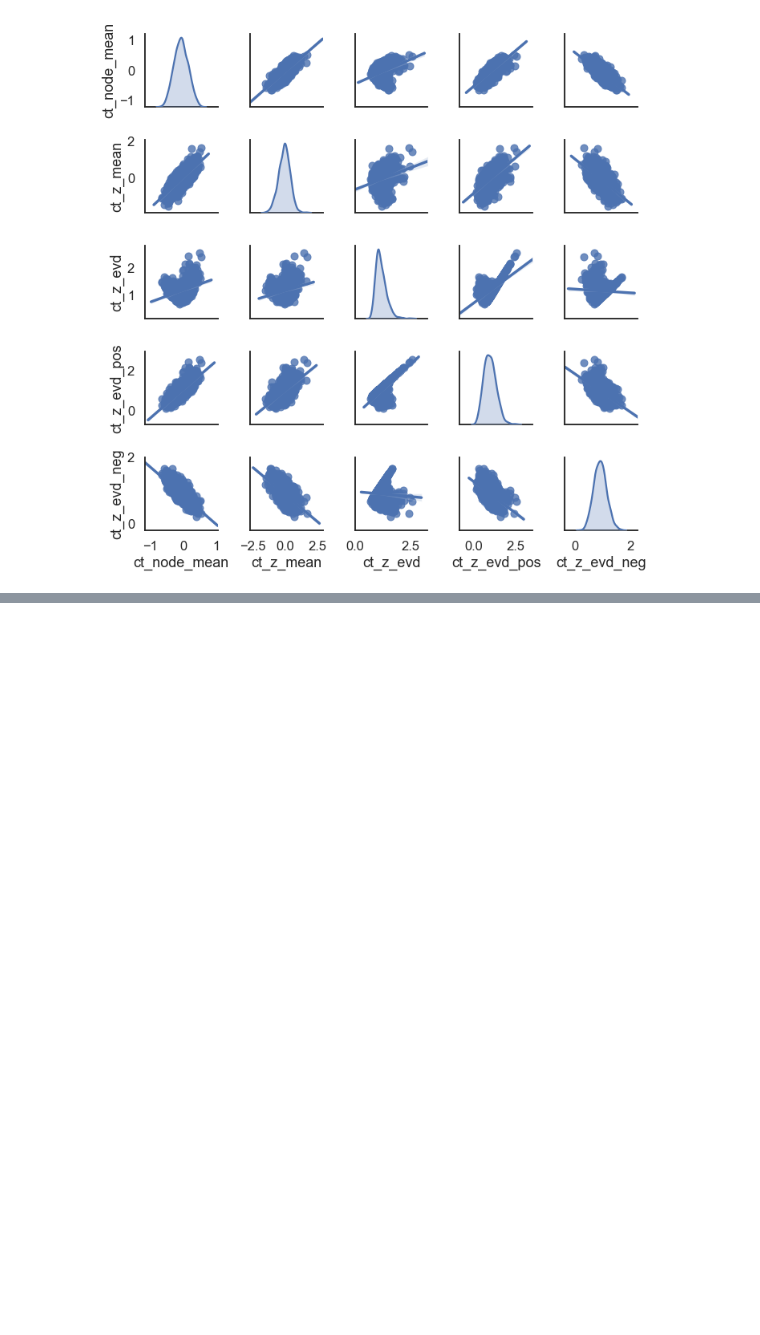
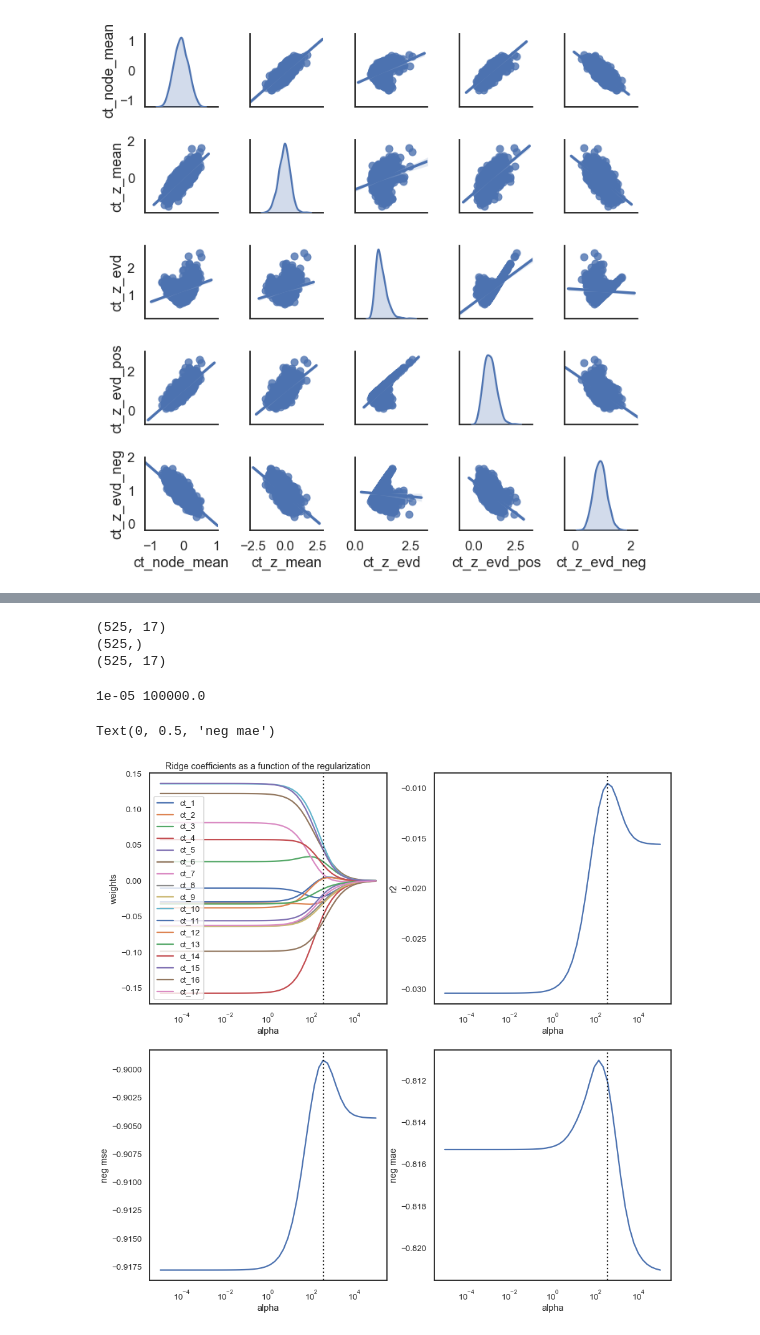
Before and after one commit to lindenmp/NormativeNeuroDev_Longitudinal, a Jupyter notebook: code/predict_pheno.ipynb, the cells around one changed output, grey strips where cells are left out. Drawn from its saved outputs; the diff is of its cells as text; code cells hidden in the pictures; blank space fills up the shorter version.

```diff
--- a/code/predict_pheno.ipynb
+++ b/code/predict_pheno.ipynb
@@ -289,0 +330,72 @@ g = sns.pairplot(df_node_summary, kind = 'reg', diag_kind = 'kde', height = 2)
+# %%
+nan_filt = y.isna().values
+X = X[~nan_filt]; print(X.shape)
+y = y[~nan_filt]; print(y.shape)
+
+sc = StandardScaler()
+X_std = sc.fit_transform(X); print(X_std.shape)
+# %% [output]
+(525, 17)
+(525,)
+(525, 17)
+# %%
+# How does the Ridge regression alpha param impact coefficients within training sample?
+n_alphas = 50
+alphas = np.logspace(-5, 5, n_alphas)
+# alphas = 10**np.linspace(10,-2,100)*0.5
+print(alphas[0],alphas[-1])
+coefs = []
+for a in alphas:
+    mdl = Ridge(alpha=a)
+    mdl.fit(X_std, y)
+    coefs.append(mdl.coef_)
+# %% [output]
+1e-05 100000.0
+# %%
+# inner_cv = KFold(n_splits=10, shuffle=True, random_state=0)
+# outer_cv = KFold(n_splits=10, shuffle=True, random_state=0)
+inner_cv = KFold(n_splits=5, shuffle=False)
+outer_cv = KFold(n_splits=5, shuffle=False)
+# %%
+# scoring = {'r2': 'r2', 'mse': make_scorer(mean_squared_error), 'mae': make_scorer(mean_absolute_error)}
+scoring = {'r2': 'r2', 'mse': 'neg_mean_squared_error', 'mae': 'neg_mean_absolute_error'}
+# %%
+alpha_candidates = dict(alpha = alphas)
+mdl = GridSearchCV(estimator=Ridge(), param_grid=alpha_candidates, cv=inner_cv, scoring = scoring, refit = 'r2')
+# %%
+# Fit the cross validated grid search on the data
+mdl.fit(X_std, y);
+# %%
+sns.set(style='white', context = 'talk', font_scale = 0.8)
+f, ax = plt.subplots(2,2)
+f.set_figwidth(15)
+f.set_figheight(15)
+
+ax[0,0].set_title('Ridge coefficients as a function of the regularization')
+ax[0,0].plot(alphas, coefs)
+ax[0,0].axvline(mdl.best_estimator_.alpha, linestyle = ':', color = 'k')
+ax[0,0].set_xscale('log')
+ax[0,0].set_xlabel('alpha')
+ax[0,0].set_ylabel('weights')
+ax[0,0].legend(list(X.columns))
+
+ax[0,1].plot(alphas, mdl.cv_results_['mean_test_r2'])
+ax[0,1].axvline(mdl.best_estimator_.alpha, linestyle = ':', color = 'k')
+ax[0,1].set_xscale('log')
+ax[0,1].set_xlabel('alpha')
+ax[0,1].set_ylabel('r2')
+
+ax[1,0].plot(alphas, mdl.cv_results_['mean_test_mse'])
+ax[1,0].axvline(mdl.best_estimator_.alpha, linestyle = ':', color = 'k')
+ax[1,0].set_xscale('log')
+ax[1,0].set_xlabel('alpha')
+ax[1,0].set_ylabel('neg mse')
+
+ax[1,1].plot(alphas, mdl.cv_results_['mean_test_mae'])
+ax[1,1].axvline(mdl.best_estimator_.alpha, linestyle = ':', color = 'k')
+ax[1,1].set_xscale('log')
+ax[1,1].set_xlabel('alpha')
+ax[1,1].set_ylabel('neg mae')
+# %% [output]
+Text(0, 0.5, 'neg mae')
+[figure, added]
```
Also changed, not shown: parts of 8 cells of this notebook, 1 other file.
